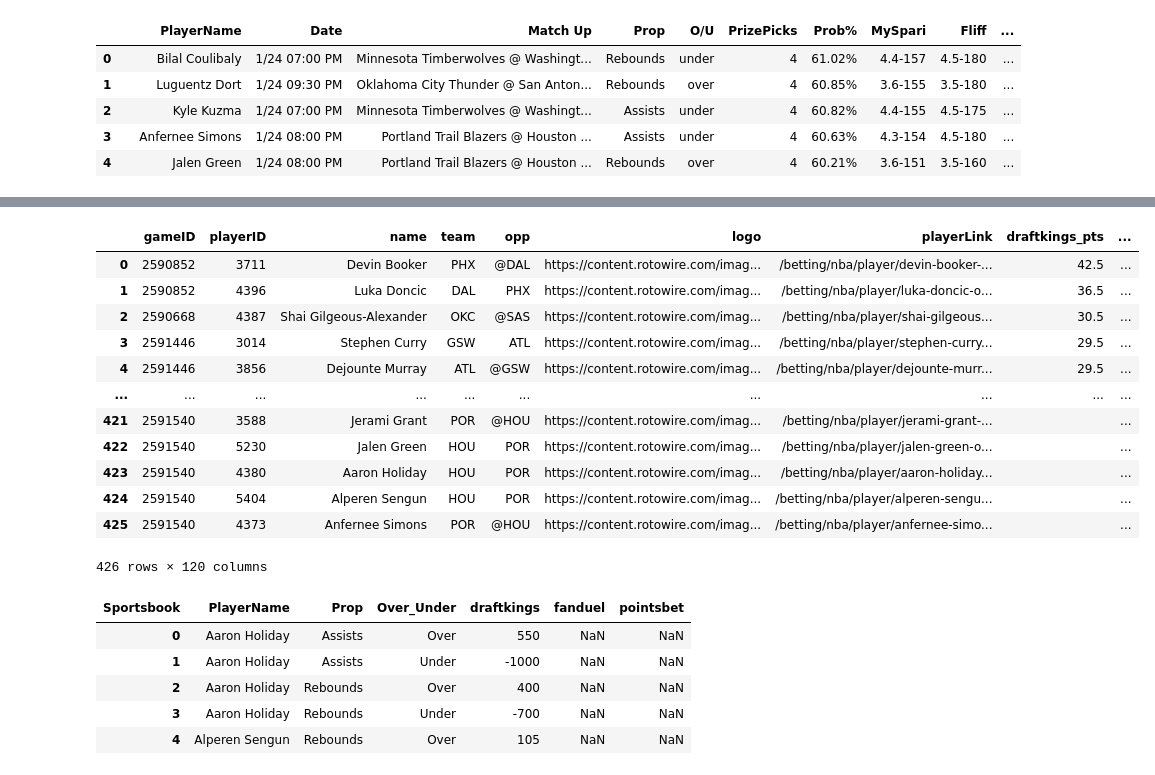
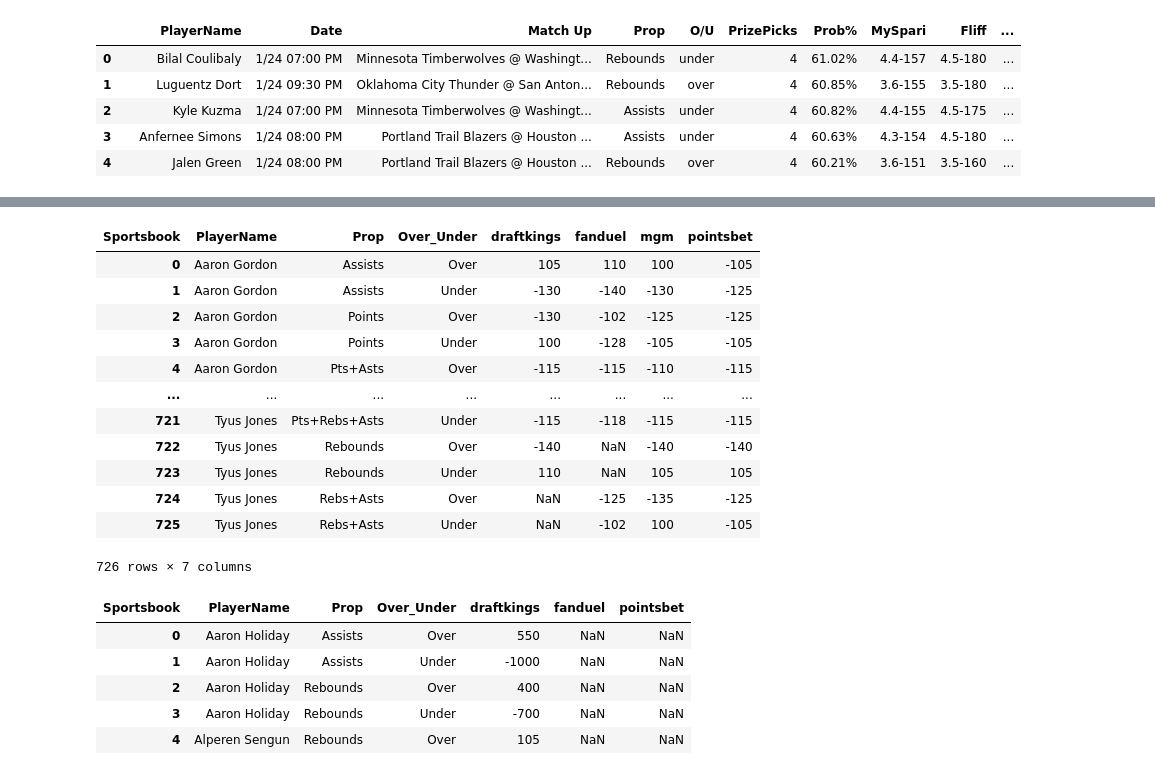
Before and after one commit to DhirenShivdasani/NBA-player-prop-analysis, a Jupyter notebook: Untitled.ipynb, the cells around one changed output, grey strips where cells are left out. Saved outputs shown, nothing was run; the diff lists cells and outputs as text; code cells hidden in the pictures.

```diff
--- a/Untitled.ipynb
+++ b/Untitled.ipynb
@@ -698,19 +684,19 @@ if response.status_code == 200:
 # %%
-master_df
+pivot_df
 # %% [output]
-|  | gameID | playerID | name | team | opp | logo | playerLink | draftkings_pts | ... |
-| 0 | 2590852 | 3711 | Devin Booker | PHX | @DAL | https://content.rotowire.com/imag... | /betting/nba/player/devin-booker-... | 42.5 | ... |
-| 1 | 2590852 | 4396 | Luka Doncic | DAL | PHX | https://content.rotowire.com/imag... | /betting/nba/player/luka-doncic-o... | 36.5 | ... |
-| 2 | 2590668 | 4387 | Shai Gilgeous-Alexander | OKC | @SAS | https://content.rotowire.com/imag... | /betting/nba/player/shai-gilgeous... | 30.5 | ... |
-| 3 | 2591446 | 3014 | Stephen Curry | GSW | ATL | https://content.rotowire.com/imag... | /betting/nba/player/stephen-curry... | 29.5 | ... |
-| 4 | 2591446 | 3856 | Dejounte Murray | ATL | @GSW | https://content.rotowire.com/imag... | /betting/nba/player/dejounte-murr... | 29.5 | ... |
-| ... | ... | ... | ... | ... | ... | ... | ... | ... | ... |
-| 421 | 2591540 | 3588 | Jerami Grant | POR | @HOU | https://content.rotowire.com/imag... | /betting/nba/player/jerami-grant-... |  | ... |
-| 422 | 2591540 | 5230 | Jalen Green | HOU | POR | https://content.rotowire.com/imag... | /betting/nba/player/jalen-green-o... |  | ... |
-| 423 | 2591540 | 4380 | Aaron Holiday | HOU | POR | https://content.rotowire.com/imag... | /betting/nba/player/aaron-holiday... |  | ... |
-| 424 | 2591540 | 5404 | Alperen Sengun | HOU | POR | https://content.rotowire.com/imag... | /betting/nba/player/alperen-sengu... |  | ... |
-| 425 | 2591540 | 4373 | Anfernee Simons | POR | @HOU | https://content.rotowire.com/imag... | /betting/nba/player/anfernee-simo... |  | ... |
+| Sportsbook | PlayerName | Prop | Over_Under | draftkings | fanduel | mgm | pointsbet |
+| 0 | Aaron Gordon | Assists | Over | 105 | 110 | 100 | -105 |
+| 1 | Aaron Gordon | Assists | Under | -130 | -140 | -130 | -125 |
+| 2 | Aaron Gordon | Points | Over | -130 | -102 | -125 | -125 |
+| 3 | Aaron Gordon | Points | Under | 100 | -128 | -105 | -105 |
+| 4 | Aaron Gordon | Pts+Asts | Over | -115 | -115 | -110 | -115 |
+| ... | ... | ... | ... | ... | ... | ... | ... |
+| 721 | Tyus Jones | Pts+Rebs+Asts | Under | -115 | -118 | -115 | -115 |
+| 722 | Tyus Jones | Rebounds | Over | -140 | NaN | -140 | -140 |
+| 723 | Tyus Jones | Rebounds | Under | 110 | NaN | 105 | 105 |
+| 724 | Tyus Jones | Rebs+Asts | Over | NaN | -125 | -135 | -125 |
+| 725 | Tyus Jones | Rebs+Asts | Under | NaN | -102 | 100 | -105 |
-426 rows × 120 columns
+726 rows × 7 columns
 # %%
 
 # Step 1: Separate and Flatten Sportsbook Data
```
Also changed, not shown: parts of 7 cells of this notebook, 4 other files.
